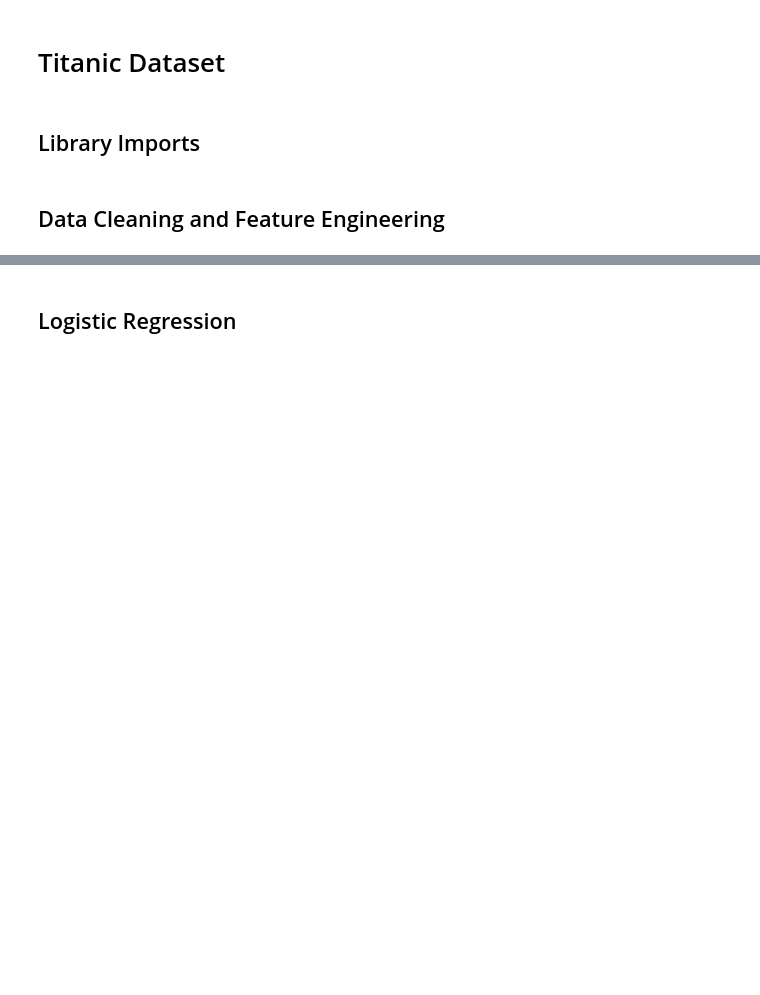
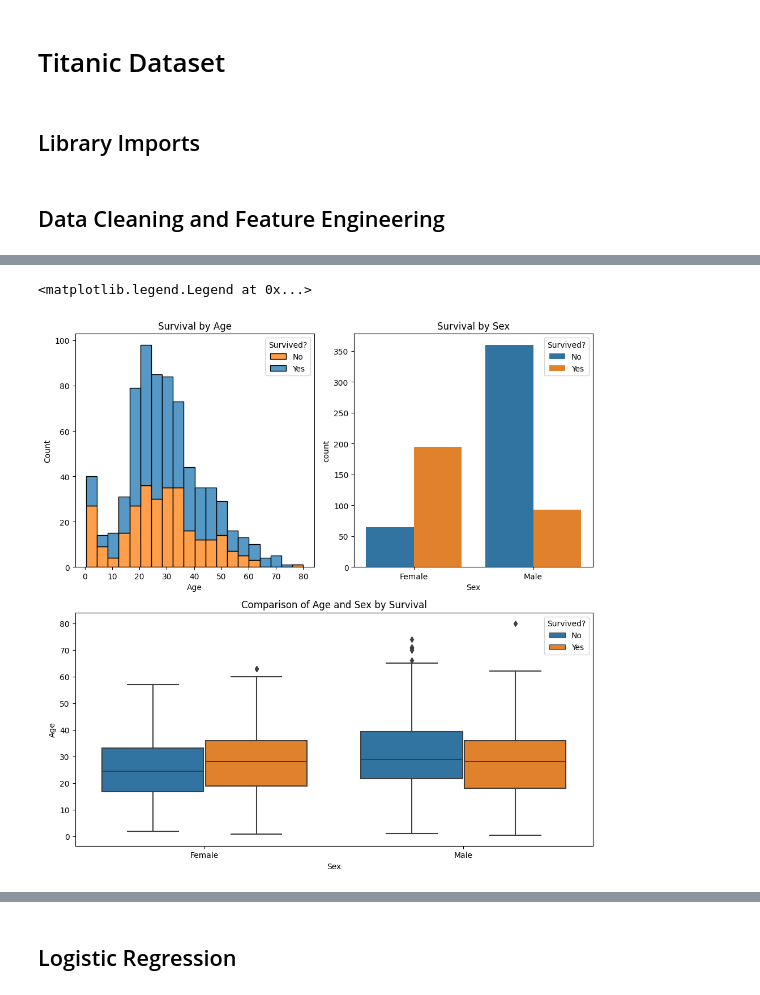
Before and after one commit to max-barker/comp5013-project, a Jupyter notebook: workbook.ipynb, the cells around one changed output, grey strips where cells are left out. Cells and saved outputs as stored; diff of their text form; code cells hidden in the pictures; blank space fills up the shorter version.

```diff
--- a/workbook.ipynb
+++ b/workbook.ipynb
@@ -17,3 +17,3 @@ titanic= pd.read_csv('titanic.csv')
 # %%
-titanic = titanic[(titanic['Age'].notna())  & (titanic['Fare'].notna()) & (titanic['Embarked'].notna())]
-titanic = titanic.drop('Cabin', axis=1)
+df_titanic_raw = df_titanic_raw[(df_titanic_raw['Age'].notna())  & (df_titanic_raw['Fare'].notna()) & (df_titanic_raw['Embarked'].notna())]
+df_titanic_raw = df_titanic_raw.drop(['PassengerId', 'Name', 'Ticket'],axis=1)
@@ -31,0 +60,26 @@ titanic_new2
+# %%
+fig = plt.figure(tight_layout=True, figsize=(10, 10))
+grid = plt.GridSpec(nrows=2, ncols=2)
+ax0 = fig.add_subplot(grid[0, 0])
+ax1 = fig.add_subplot(grid[0, 1])
+ax2 = fig.add_subplot(grid[1, :])
+
+ax0.set_title('Survival by Age')
+sns.histplot(ax=ax0, data=df_titanic, x="Age", hue="Survived", multiple="stack")
+ax0.legend(['No', 'Yes'], title='Survived?')
+
+ax1.set_title('Survival by Sex')
+sns.countplot(ax=ax1, data=df_titanic, x="Sex", hue="Survived")
+x_labels = ['Female', 'Male']
+ax1.set_xticklabels(x_labels)
+ax1.legend(['No', 'Yes'], title='Survived?')
+
+ax2.set_title('Comparison of Age and Sex by Survival')
+sns.boxplot(ax=ax2, data=df_titanic, x="Sex", y="Age", hue="Survived")
+x_labels = ['Female', 'Male']
+ax2.set_xticklabels(x_labels)
+handles, _ = ax2.get_legend_handles_labels()
+ax2.legend(handles=handles, labels=['No', 'Yes'], title='Survived?')
+# %% [output]
+<matplotlib.legend.Legend at 0x...>
+[figure, added]
```
Also changed, not shown: parts of 14 cells of this notebook, 2 other files.
